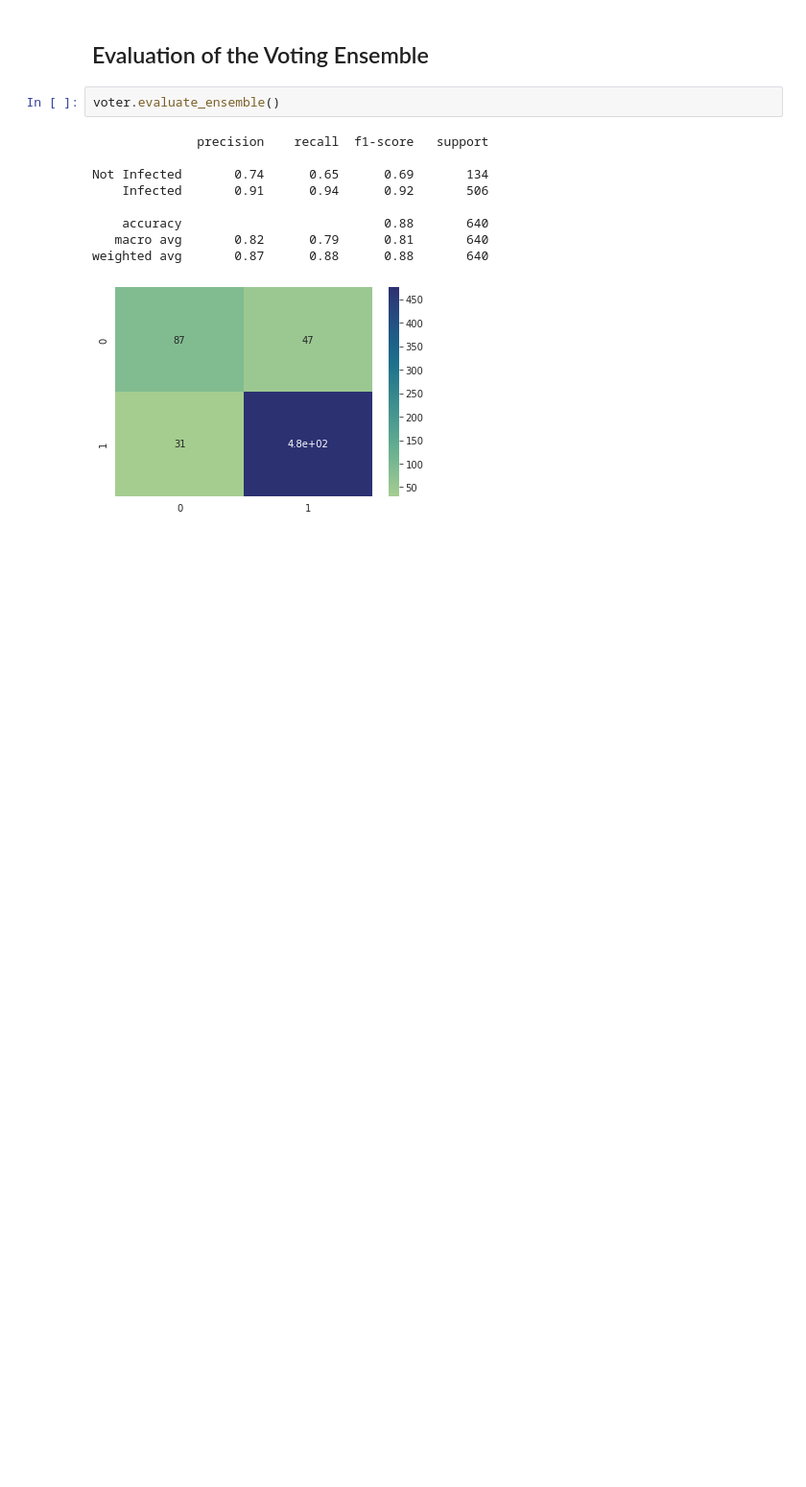
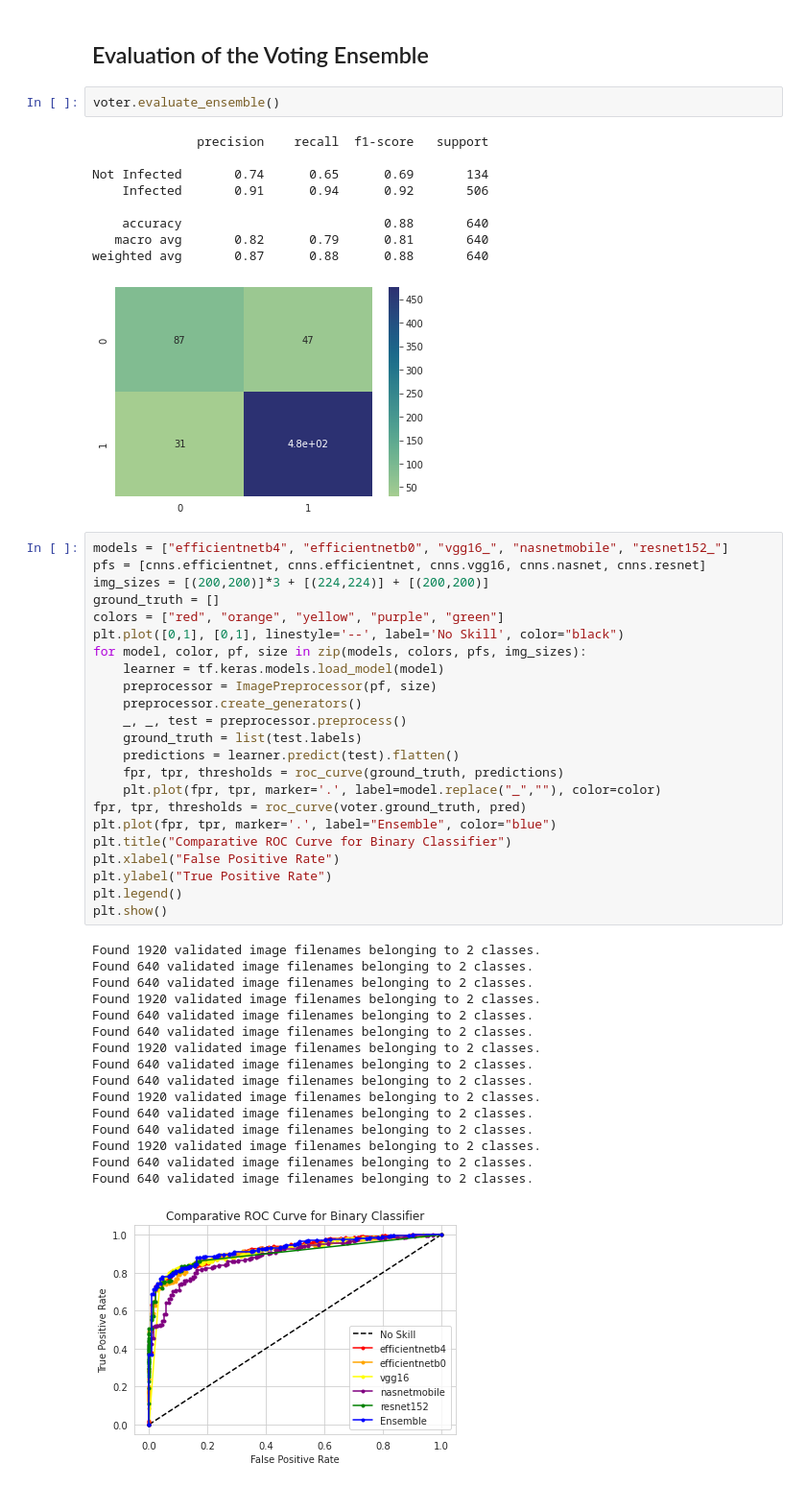
Before and after one commit to Gaurav0502/retina-multilabel-classification, a Jupyter notebook: notebooks/retina-multilabel-classification.ipynb, the cells around one changed output. Shown at 96% size. Cells and saved outputs as stored; diff of their text form; blank space fills up the shorter version.

Commit message:
add comparative roc curve to binary classification

```diff
--- a/notebooks/retina-multilabel-classification.ipynb
+++ b/notebooks/retina-multilabel-classification.ipynb
@@ -881,3 +881,43 @@ Not Infected       0.74      0.65      0.69       134
    macro avg       0.82      0.79      0.81       640
 weighted avg       0.87      0.88      0.88       640
 [figure]
+# %%
+models = ["efficientnetb4", "efficientnetb0", "vgg16_", "nasnetmobile", "resnet152_"]
+pfs = [cnns.efficientnet, cnns.efficientnet, cnns.vgg16, cnns.nasnet, cnns.resnet]
+img_sizes = [(200,200)]*3 + [(224,224)] + [(200,200)]
+ground_truth = []
+colors = ["red", "orange", "yellow", "purple", "green"]
+plt.plot([0,1], [0,1], linestyle='--', label='No Skill', color="black")
+for model, color, pf, size in zip(models, colors, pfs, img_sizes):
+    learner = tf.keras.models.load_model(model)
+    preprocessor = ImagePreprocessor(pf, size)
+    preprocessor.create_generators()
+    _, _, test = preprocessor.preprocess()
+    ground_truth = list(test.labels)
+    predictions = learner.predict(test).flatten()
+    fpr, tpr, thresholds = roc_curve(ground_truth, predictions)
+    plt.plot(fpr, tpr, marker='.', label=model.replace("_",""), color=color)
+fpr, tpr, thresholds = roc_curve(voter.ground_truth, pred)
+plt.plot(fpr, tpr, marker='.', label="Ensemble", color="blue")
+plt.title("Comparative ROC Curve for Binary Classifier")
+plt.xlabel("False Positive Rate")
+plt.ylabel("True Positive Rate")
+plt.legend()
+plt.show()
+# %% [output]
+Found 1920 validated image filenames belonging to 2 classes.
+Found 640 validated image filenames belonging to 2 classes.
+Found 640 validated image filenames belonging to 2 classes.
+Found 1920 validated image filenames belonging to 2 classes.
+Found 640 validated image filenames belonging to 2 classes.
+Found 640 validated image filenames belonging to 2 classes.
+Found 1920 validated image filenames belonging to 2 classes.
+Found 640 validated image filenames belonging to 2 classes.
+Found 640 validated image filenames belonging to 2 classes.
+Found 1920 validated image filenames belonging to 2 classes.
+Found 640 validated image filenames belonging to 2 classes.
+Found 640 validated image filenames belonging to 2 classes.
+Found 1920 validated image filenames belonging to 2 classes.
+Found 640 validated image filenames belonging to 2 classes.
+Found 640 validated image filenames belonging to 2 classes.
+[figure, added]
```
